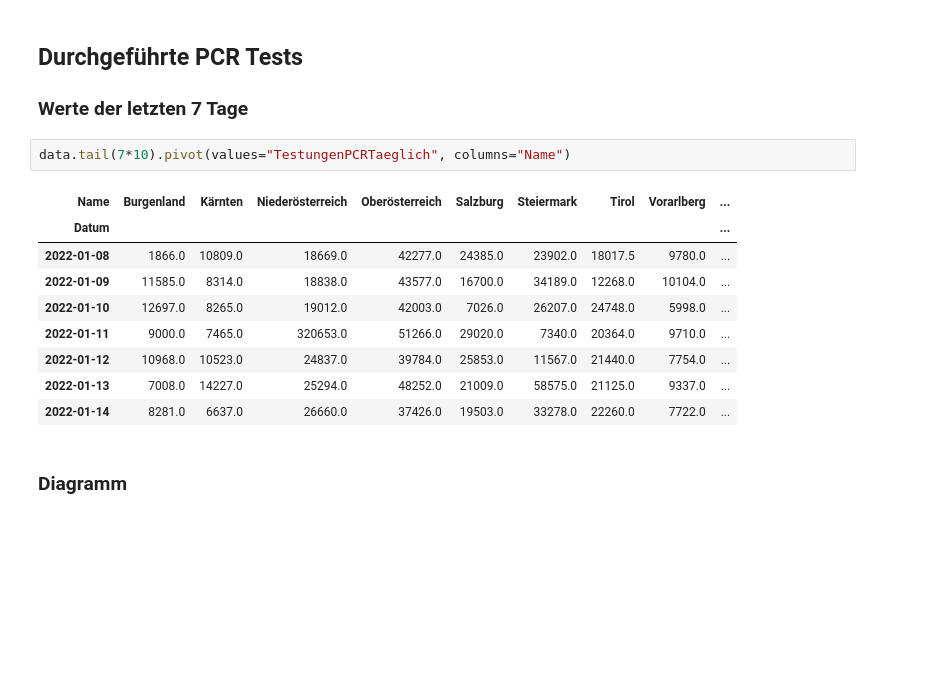
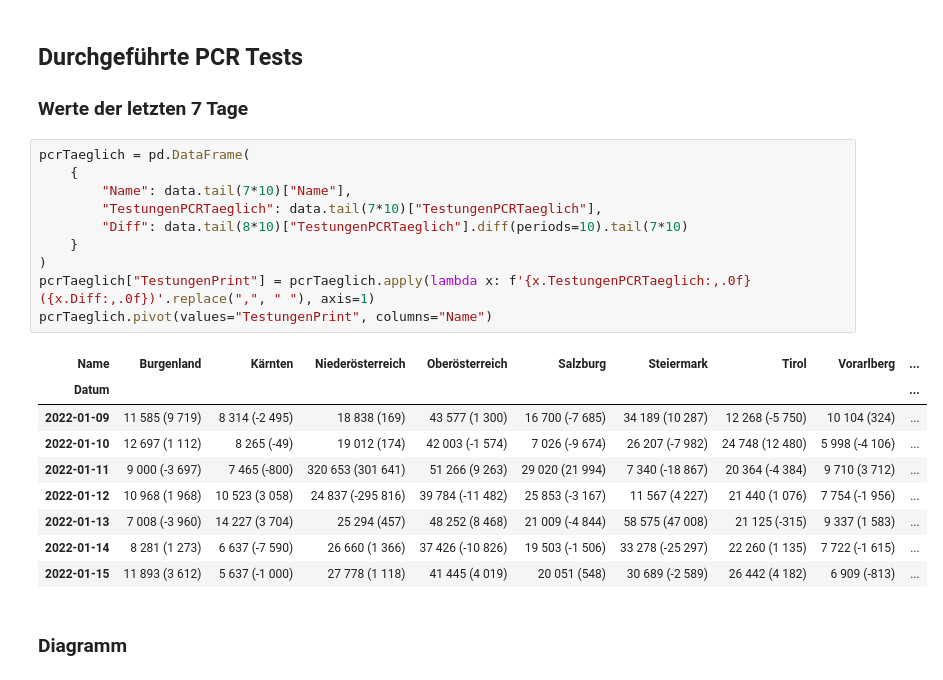
Before and after one commit to schletz/Pos5xhif, a Jupyter notebook: CovidAuswertung/covid_auswertung.ipynb, the cells around one changed output. Cells and saved outputs as stored; diff of their text form; blank space fills up the shorter version.

```diff
--- a/CovidAuswertung/covid_auswertung.ipynb
+++ b/CovidAuswertung/covid_auswertung.ipynb
@@ -151,18 +157,26 @@ plot_param(["Hospitalisierung", "Neuinfektionen"],
 # %% [markdown]
 ## Durchgeführte PCR Tests
 ### Werte der letzten 7 Tage
-# %%
-data.tail(7*10).pivot(values="TestungenPCRTaeglich", columns="Name")
-# %% [output]
-| Name | Burgenland | Kärnten | Niederösterreich | Oberösterreich | Salzburg | Steiermark | Tirol | Vorarlberg | ... |
-| Datum |  |  |  |  |  |  |  |  | ... |
-| 2022-01-08 | 1866.0 | 10809.0 | 18669.0 | 42277.0 | 24385.0 | 23902.0 | 18017.5 | 9780.0 | ... |
-| 2022-01-09 | 11585.0 | 8314.0 | 18838.0 | 43577.0 | 16700.0 | 34189.0 | 12268.0 | 10104.0 | ... |
-| 2022-01-10 | 12697.0 | 8265.0 | 19012.0 | 42003.0 | 7026.0 | 26207.0 | 24748.0 | 5998.0 | ... |
-| 2022-01-11 | 9000.0 | 7465.0 | 320653.0 | 51266.0 | 29020.0 | 7340.0 | 20364.0 | 9710.0 | ... |
-| 2022-01-12 | 10968.0 | 10523.0 | 24837.0 | 39784.0 | 25853.0 | 11567.0 | 21440.0 | 7754.0 | ... |
-| 2022-01-13 | 7008.0 | 14227.0 | 25294.0 | 48252.0 | 21009.0 | 58575.0 | 21125.0 | 9337.0 | ... |
-| 2022-01-14 | 8281.0 | 6637.0 | 26660.0 | 37426.0 | 19503.0 | 33278.0 | 22260.0 | 7722.0 | ... |
+# %%
+pcrTaeglich = pd.DataFrame(
+    {
+        "Name": data.tail(7*10)["Name"],
+        "TestungenPCRTaeglich": data.tail(7*10)["TestungenPCRTaeglich"],
+        "Diff": data.tail(8*10)["TestungenPCRTaeglich"].diff(periods=10).tail(7*10)
+    }
+)
+pcrTaeglich["TestungenPrint"] = pcrTaeglich.apply(lambda x: f'{x.TestungenPCRTaeglich:,.0f} ({x.Diff:,.0f})'.replace(",", " "), axis=1)
+pcrTaeglich.pivot(values="TestungenPrint", columns="Name")
+# %% [output]
+| Name | Burgenland | Kärnten | Niederösterreich | Oberösterreich | Salzburg | Steiermark | Tirol | Vorarlberg | ... |
+| Datum |  |  |  |  |  |  |  |  | ... |
+| 2022-01-09 | 11 585 (9 719) | 8 314 (-2 495) | 18 838 (169) | 43 577 (1 300) | 16 700 (-7 685) | 34 189 (10 287) | 12 268 (-5 750) | 10 104 (324) | ... |
+| 2022-01-10 | 12 697 (1 112) | 8 265 (-49) | 19 012 (174) | 42 003 (-1 574) | 7 026 (-9 674) | 26 207 (-7 982) | 24 748 (12 480) | 5 998 (-4 106) | ... |
+| 2022-01-11 | 9 000 (-3 697) | 7 465 (-800) | 320 653 (301 641) | 51 266 (9 263) | 29 020 (21 994) | 7 340 (-18 867) | 20 364 (-4 384) | 9 710 (3 712) | ... |
+| 2022-01-12 | 10 968 (1 968) | 10 523 (3 058) | 24 837 (-295 816) | 39 784 (-11 482) | 25 853 (-3 167) | 11 567 (4 227) | 21 440 (1 076) | 7 754 (-1 956) | ... |
+| 2022-01-13 | 7 008 (-3 960) | 14 227 (3 704) | 25 294 (457) | 48 252 (8 468) | 21 009 (-4 844) | 58 575 (47 008) | 21 125 (-315) | 9 337 (1 583) | ... |
+| 2022-01-14 | 8 281 (1 273) | 6 637 (-7 590) | 26 660 (1 366) | 37 426 (-10 826) | 19 503 (-1 506) | 33 278 (-25 297) | 22 260 (1 135) | 7 722 (-1 615) | ... |
+| 2022-01-15 | 11 893 (3 612) | 5 637 (-1 000) | 27 778 (1 118) | 41 445 (4 019) | 20 051 (548) | 30 689 (-2 589) | 26 442 (4 182) | 6 909 (-813) | ... |
 # %% [markdown]
 ### Diagramm
 # %%
```
Also changed, not shown: parts of 7 cells of this notebook, 8 other files.
